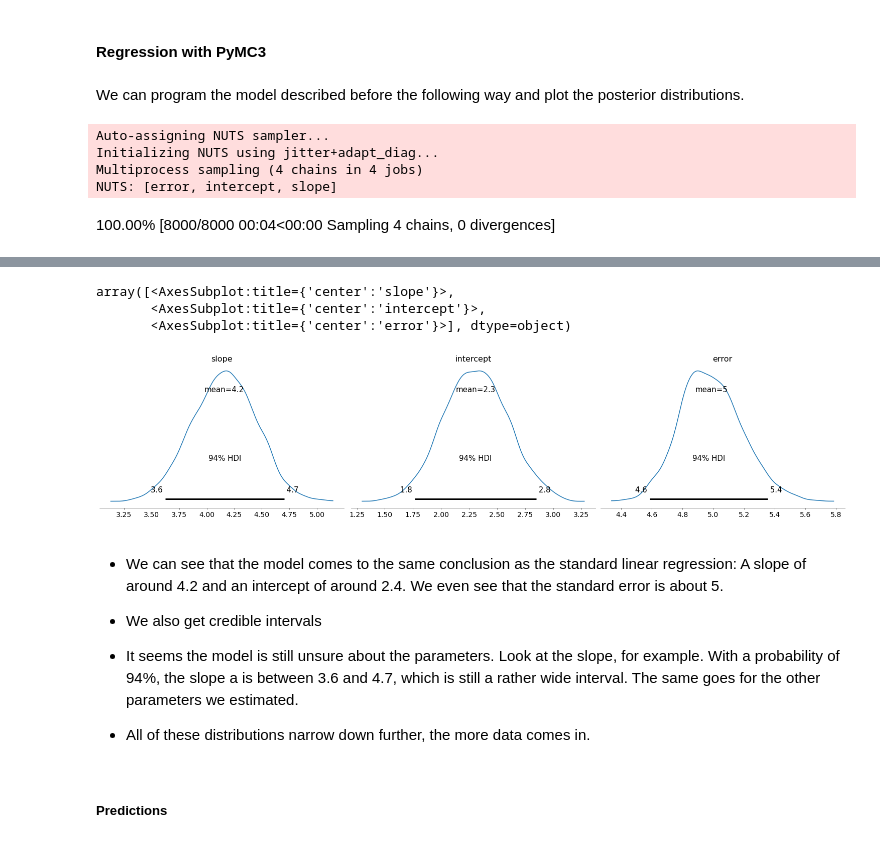
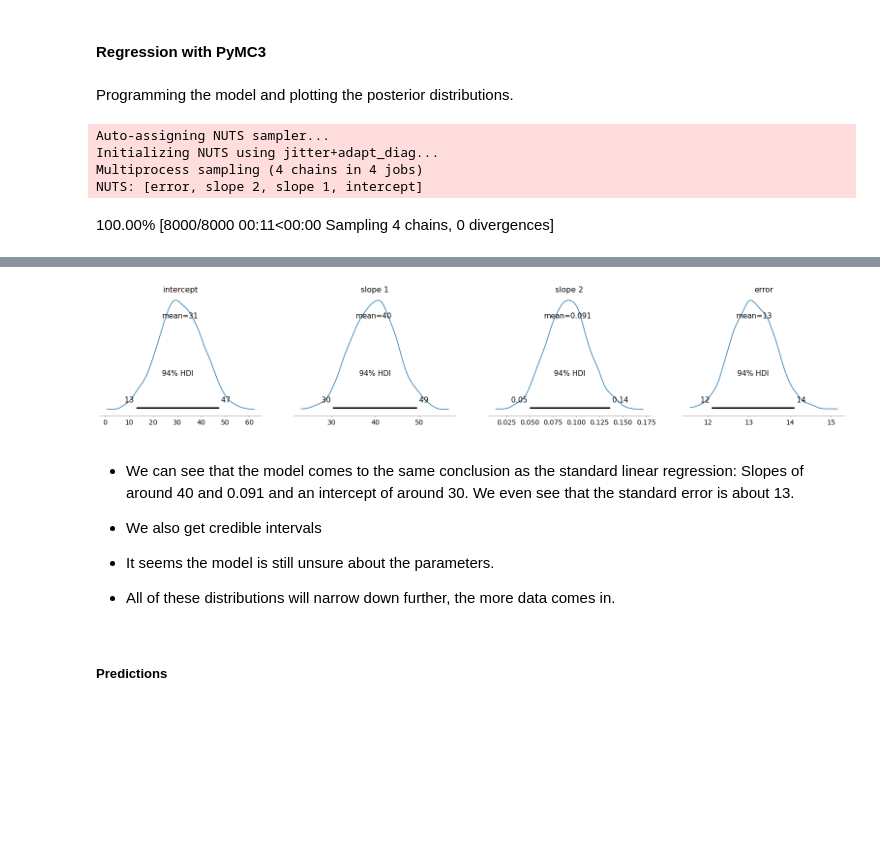
Before and after one commit to ElectronicsArchiver/tewa1_cogpsy_python, a Jupyter notebook: final_project_dataset_2.ipynb, the cells around one changed output, grey strips where cells are left out. Saved outputs shown, nothing was run; the diff lists cells and outputs as text; code cells hidden in the pictures; blank space fills up the shorter version.

Commit message:
plugged own data into bayes regression

```diff
--- a/final_project_dataset_2.ipynb
+++ b/final_project_dataset_2.ipynb
@@ -406,19 +358,24 @@ p:
 # %% [markdown]
 #### Regression with PyMC3
 # %% [markdown]
-We can program the model described before the following way and plot the posterior distributions.
+Programming the model and plotting the posterior distributions.
 # %%
 import pymc3 as pm
 import arviz as az
 
+y = df["IQ"]
+x_1 = df["CP"]
+x_2 = df["CA"]
+
 with pm.Model() as model:
     # define priors
-    a = pm.Normal('slope', 0, 16)
-    b = pm.Normal('intercept', 0, 16)
+    b_0 = pm.Normal('intercept', 0, 16)
+    b_1 = pm.Normal('slope 1', 0, 16)
+    b_2 = pm.Normal('slope 2', 0, 16)
     s = pm.Exponential('error', 1)
 
     # predictions
-    obs = pm.Normal('observation', a*x + b, s, observed=y)
+    obs = pm.Normal('observation', b_0 + b_1*x_1 + b_2*x_2, s, observed=y)
 
     # use MCMC to sample
     trace = pm.sample(return_inferencedata=True)
@@ -428,5 +385,5 @@ az.plot_posterior(trace);
 Auto-assigning NUTS sampler...
 Initializing NUTS using jitter+adapt_diag...
 Multiprocess sampling (4 chains in 4 jobs)
-NUTS: [error, intercept, slope]
+NUTS: [error, slope 2, slope 1, intercept]
-100.00% [8000/8000 00:04<00:00 Sampling 4 chains, 0 divergences]
+100.00% [8000/8000 00:11<00:00 Sampling 4 chains, 0 divergences]
@@ -434,15 +392,12 @@ Sampling 4 chains for 1_000 tune and 1_000 draw iterations (4_000 + 4_000 draws
-array([<AxesSubplot:title={'center':'slope'}>,
-       <AxesSubplot:title={'center':'intercept'}>,
-       <AxesSubplot:title={'center':'error'}>], dtype=object)
-[figure, old version]
+[figure, new version]
 # %% [markdown]
-* We can see that the model comes to the same conclusion as the standard linear regression: A slope of around 4.2 and an intercept of around 2.4. We even see that the standard error is about 5.
+* We can see that the model comes to the same conclusion as the standard linear regression: Slopes of around 40 and 0.091 and an intercept of around 30. We even see that the standard error is about 13.
 
 * We also get credible intervals
 
-* It seems the model is still unsure about the parameters. Look at the slope, for example. With a probability of 94%, the slope a is between 3.6 and 4.7, which is still a rather wide interval. The same goes for the other parameters we estimated.
+* It seems the model is still unsure about the parameters.
 
-* All of these distributions narrow down further, the more data comes in.
+* All of these distributions will narrow down further, the more data comes in.
 # %% [markdown]
 ##### **Predictions**
 # %%
```
Also changed, not shown: parts of 22 cells of this notebook.
